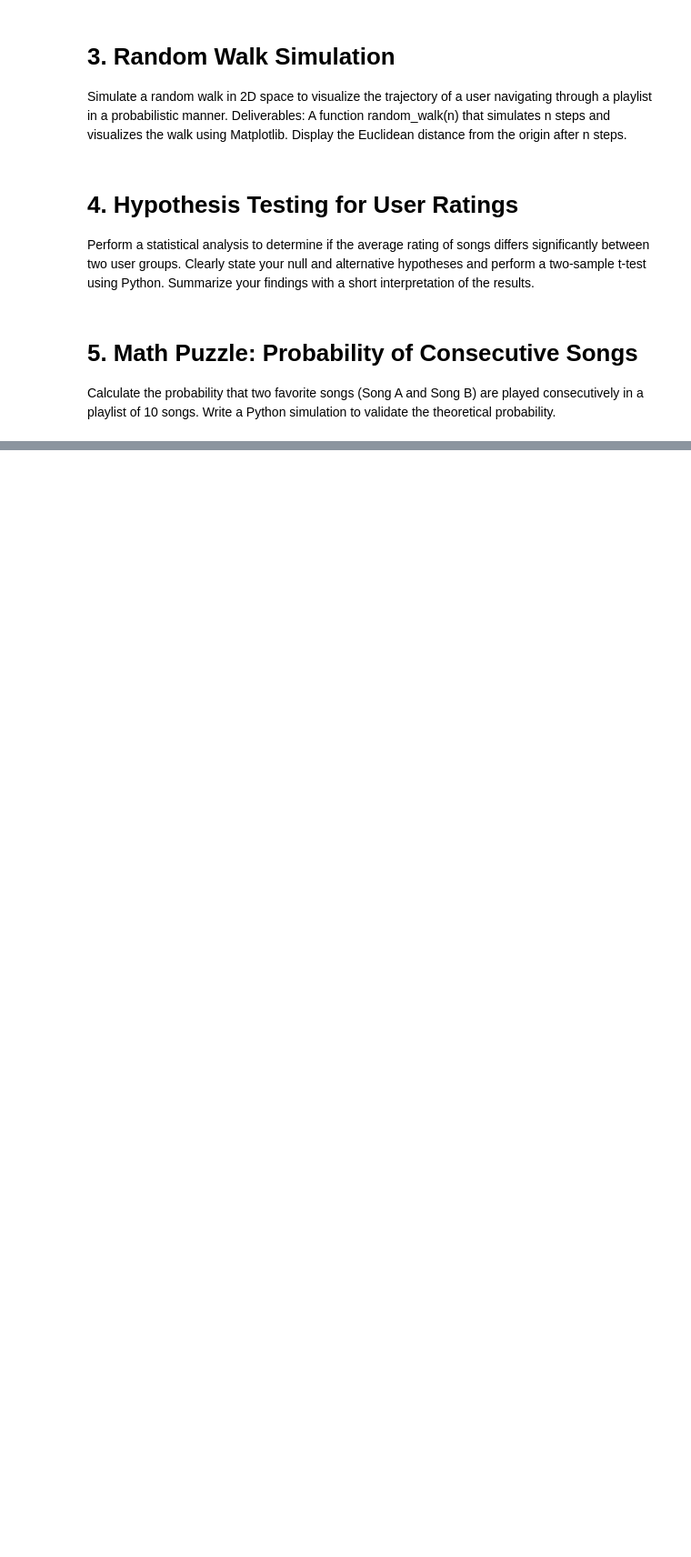
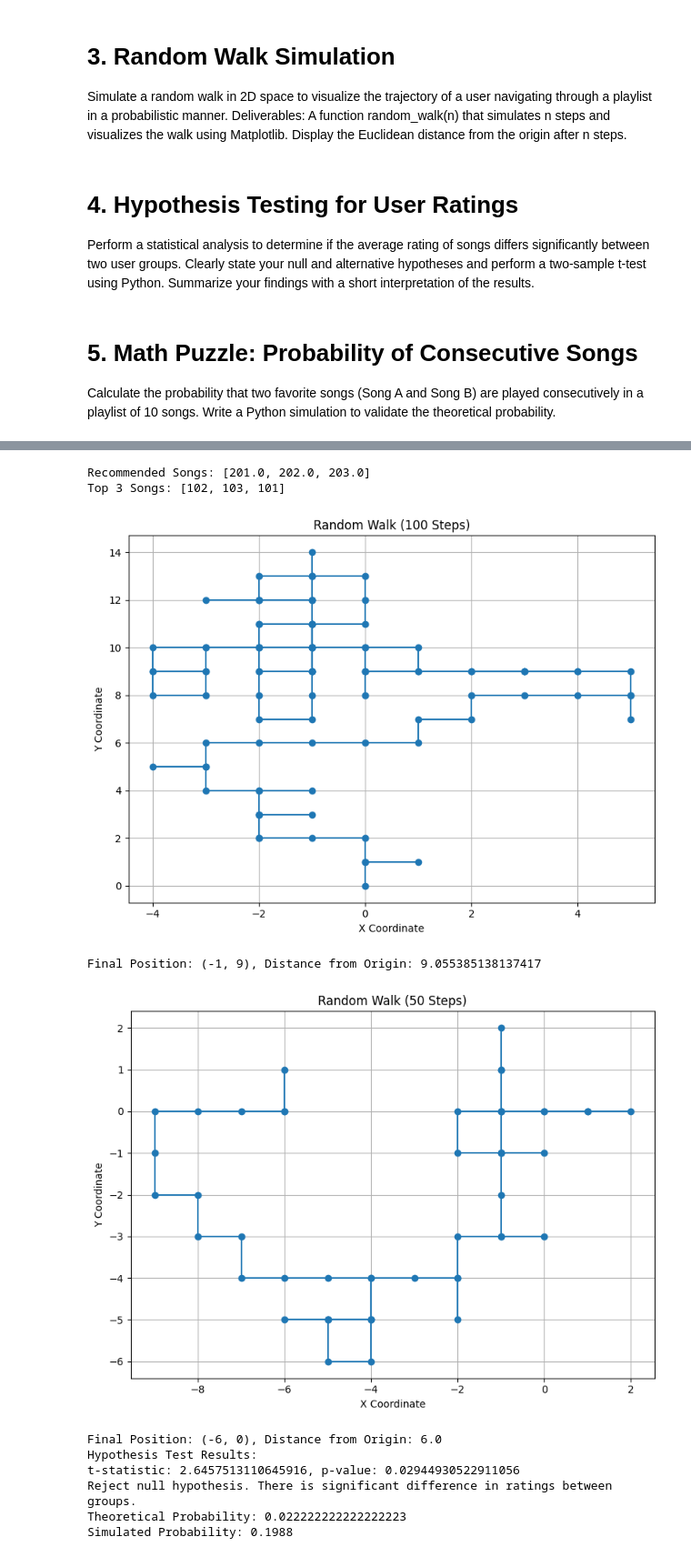
Before and after one commit to V-Nayak/ML, a Jupyter notebook: music_recom.ipynb, the cells around one changed output, grey strips where cells are left out. Shown at 91% size. Drawn from its saved outputs; the diff is of its cells as text; code cells hidden in the pictures; blank space fills up the shorter version.

```diff
--- a/music_recom.ipynb
+++ b/music_recom.ipynb
@@ -227,7 +312,7 @@ def consecutive_songs_probability(playlist_size=10):
     theoretical_prob = 2 / (playlist_size * (playlist_size - 1))
 
     # Simulation
-    num_simulations = 100000
+    num_simulations = 10000
     consecutive_count = 0
 
     for _ in range(num_simulations):
@@ -246,0 +387,61 @@ def consecutive_songs_probability(playlist_size=10):
+# %%
+# Example Usage and Demonstration
+
+def main():
+    # Sample data for demonstration
+    user_data = pd.DataFrame({
+        'User_ID': [1, 1, 1, 2, 2, 2],
+        'Song_ID': [101, 102, 103, 201, 202, 203],
+        'Rating': [5, 4, 3, 5, 4, 3]
+    })
+
+    song_features = pd.DataFrame({
+        'Song_ID': [101, 102, 103, 201, 202, 203],
+        'Feature_1': [0.1, 0.2, 0.3, 0.4, 0.5, 0.6],
+        'Feature_2': [0.7, 0.8, 0.9, 1.0, 1.1, 1.2]
+    })
+
+    # 1. Music Recommendation
+    recommender = MusicRecommender(user_data, song_features)
+    recommendations = recommender.recommend_songs(1)
+    print("Recommended Songs:", recommendations)
+
+    # 2. Top K Songs
+    play_counts = {101: 100, 102: 200, 103: 150, 201: 50, 202: 75, 203: 90}
+    top_songs = find_top_k_songs(play_counts, 3)
+    print("Top 3 Songs:", top_songs)
+
+    # 3. Random Walk
+    final_x, final_y, distance = random_walk(100)
+    print(f"Final Position: ({final_x}, {final_y}), Distance from Origin: {distance}")
+
+    final_x, final_y, distance = random_walk(50)
+    print(f"Final Position: ({final_x}, {final_y}), Distance from Origin: {distance}")
+
+    # 4. Hypothesis Testing
+    group1_ratings = [4, 5, 3, 4, 5]
+    group2_ratings = [3, 2, 4, 3, 2]
+    t_stat, p_val, conclusion = user_ratings_hypothesis_test(group1_ratings, group2_ratings)
+    print("Hypothesis Test Results:")
+    print(f"t-statistic: {t_stat}, p-value: {p_val}")
+    print(conclusion)
+
+    # 5. Consecutive Songs Probability
+    theo_prob, sim_prob = consecutive_songs_probability()
+    print(f"Theoretical Probability: {theo_prob}")
+    print(f"Simulated Probability: {sim_prob}")
+
+if __name__ == "__main__":
+    main()
+# %% [output]
+Recommended Songs: [201.0, 202.0, 203.0]
+Top 3 Songs: [102, 103, 101]
+[figure, added]
+Final Position: (-1, 9), Distance from Origin: 9.055385138137417
+[figure, added]
+Final Position: (-6, 0), Distance from Origin: 6.0
+Hypothesis Test Results:
+t-statistic: 2.6457513110645916, p-value: 0.02944930522911056
+Reject null hypothesis. There is significant difference in ratings between groups.
+Theoretical Probability: 0.022222222222222223
+Simulated Probability: 0.1988
```
Also changed, not shown: parts of 7 cells of this notebook.
